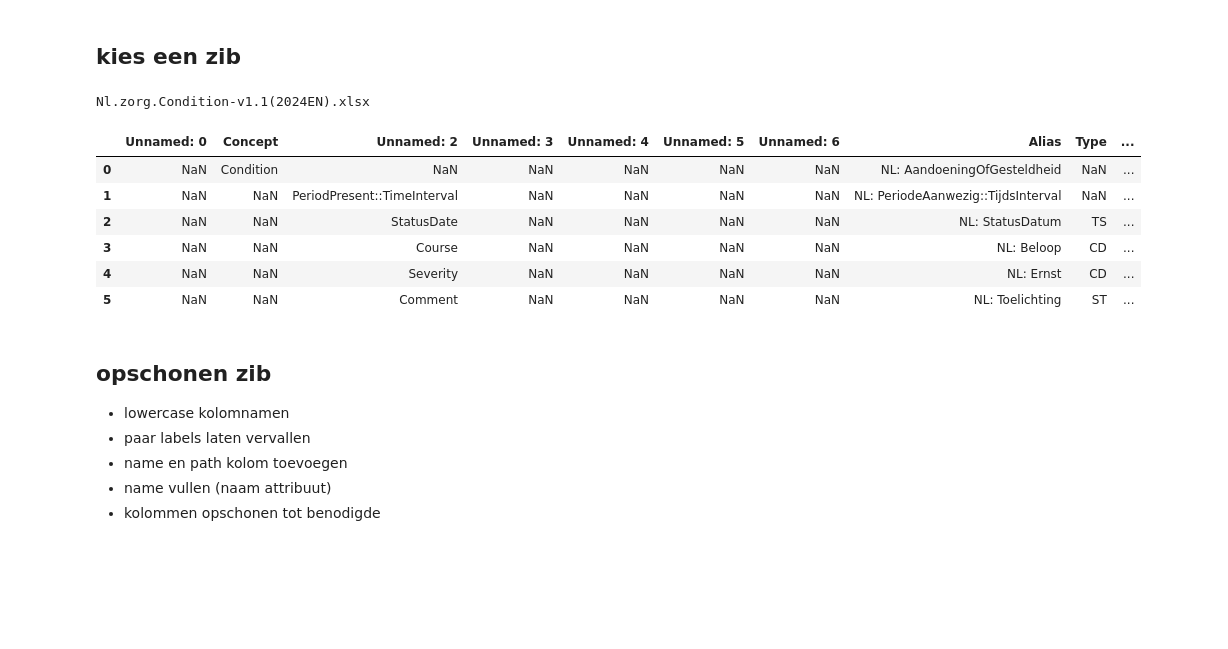
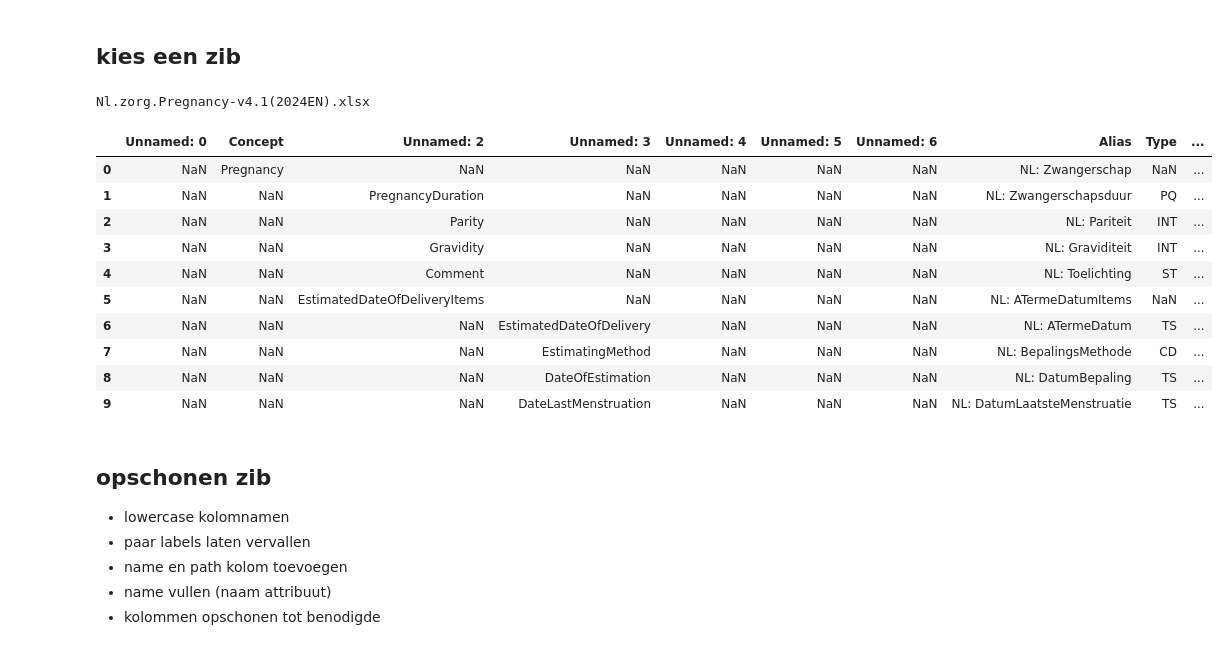
Before and after one commit to Nictiz/eu-nl-compared, a Jupyter notebook: zib2024-to-map.ipynb, the cells around one changed output. Saved outputs shown, nothing was run; the diff lists cells and outputs as text; code cells hidden in the pictures; blank space fills up the shorter version.

```diff
--- a/zib2024-to-map.ipynb
+++ b/zib2024-to-map.ipynb
@@ -33,20 +39,24 @@ files = os.listdir(folder)
 # %% [markdown]
 ## kies een zib
 # %%
-file = files[1]
+file = files[17]
 print(file)
 url = os.path.join(folder, file)
 zibdf = pd.read_excel(url, sheet_name='Data', header=1)
 zibdf
 # %% [output]
-Nl.zorg.Condition-v1.1(2024EN).xlsx
+Nl.zorg.Pregnancy-v4.1(2024EN).xlsx
 |  | Unnamed: 0 | Concept | Unnamed: 2 | Unnamed: 3 | Unnamed: 4 | Unnamed: 5 | Unnamed: 6 | Alias | Type | ... |
-| 0 | NaN | Condition | NaN | NaN | NaN | NaN | NaN | NL: AandoeningOfGesteldheid | NaN | ... |
-| 1 | NaN | NaN | PeriodPresent::TimeInterval | NaN | NaN | NaN | NaN | NL: PeriodeAanwezig::TijdsInterval | NaN | ... |
-| 2 | NaN | NaN | StatusDate | NaN | NaN | NaN | NaN | NL: StatusDatum | TS | ... |
-| 3 | NaN | NaN | Course | NaN | NaN | NaN | NaN | NL: Beloop | CD | ... |
-| 4 | NaN | NaN | Severity | NaN | NaN | NaN | NaN | NL: Ernst | CD | ... |
-| 5 | NaN | NaN | Comment | NaN | NaN | NaN | NaN | NL: Toelichting | ST | ... |
+| 0 | NaN | Pregnancy | NaN | NaN | NaN | NaN | NaN | NL: Zwangerschap | NaN | ... |
+| 1 | NaN | NaN | PregnancyDuration | NaN | NaN | NaN | NaN | NL: Zwangerschapsduur | PQ | ... |
+| 2 | NaN | NaN | Parity | NaN | NaN | NaN | NaN | NL: Pariteit | INT | ... |
+| 3 | NaN | NaN | Gravidity | NaN | NaN | NaN | NaN | NL: Graviditeit | INT | ... |
+| 4 | NaN | NaN | Comment | NaN | NaN | NaN | NaN | NL: Toelichting | ST | ... |
+| 5 | NaN | NaN | EstimatedDateOfDeliveryItems | NaN | NaN | NaN | NaN | NL: ATermeDatumItems | NaN | ... |
+| 6 | NaN | NaN | NaN | EstimatedDateOfDelivery | NaN | NaN | NaN | NL: ATermeDatum | TS | ... |
+| 7 | NaN | NaN | NaN | EstimatingMethod | NaN | NaN | NaN | NL: BepalingsMethode | CD | ... |
+| 8 | NaN | NaN | NaN | DateOfEstimation | NaN | NaN | NaN | NL: DatumBepaling | TS | ... |
+| 9 | NaN | NaN | NaN | DateLastMenstruation | NaN | NaN | NaN | NL: DatumLaatsteMenstruatie | TS | ... |
 # %% [markdown]
 ## opschonen zib
 
```
Also changed, not shown: parts of 2 cells of this notebook, 16 other files.
